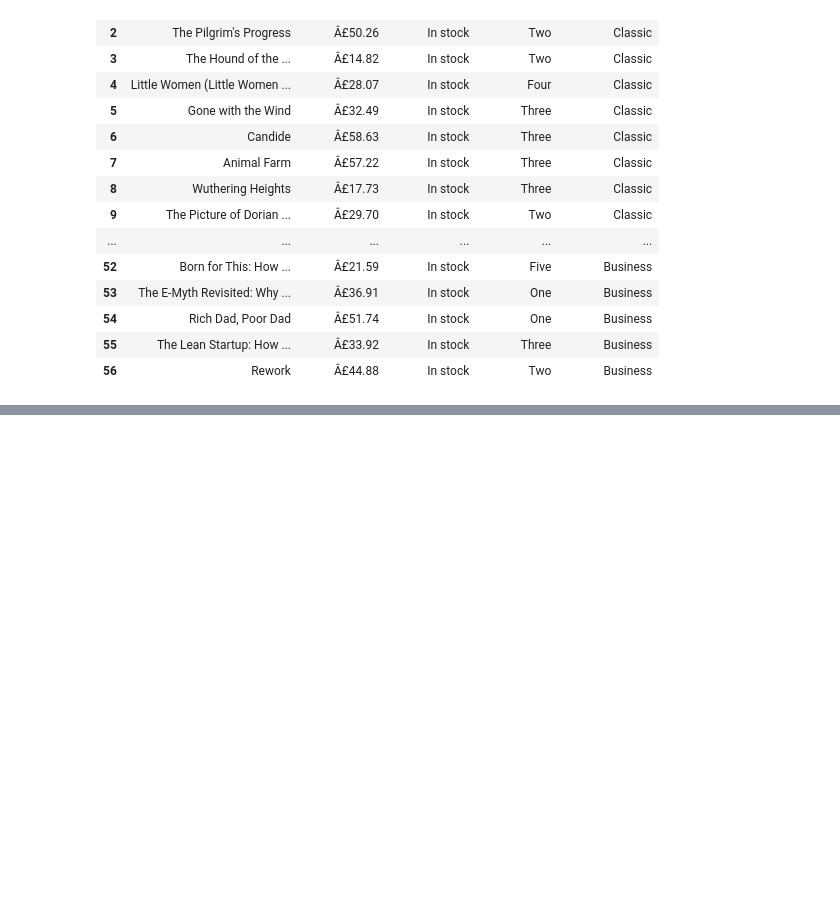
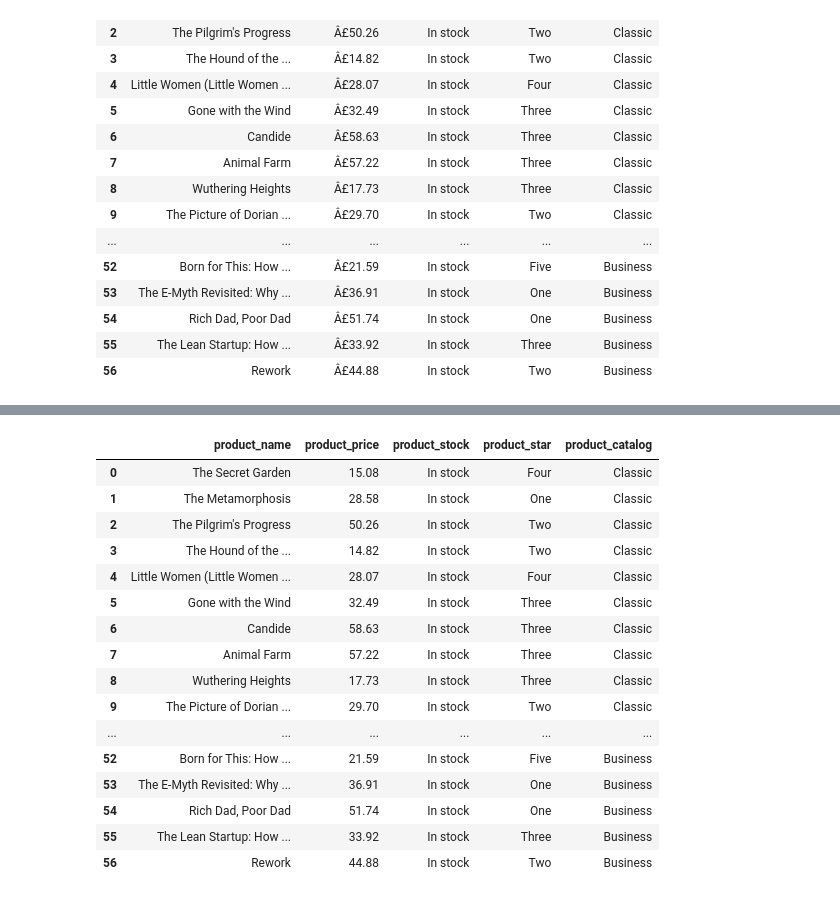
Before and after one commit to camila-dangelo-tempesta/Books_to-_Scrape, a Jupyter notebook: Books _to_Scrape.ipynb, the cells around one changed output, grey strips where cells are left out. Drawn from its saved outputs; the diff is of its cells as text; code cells hidden in the pictures; blank space fills up the shorter version.

```diff
--- a/Books _to_Scrape.ipynb
+++ b/Books _to_Scrape.ipynb
@@ -469,2 +489,24 @@ data_row
+# %%
+data_row['product_price'] = data_row['product_price'].apply(lambda x: x[-5:])
+# %%
+data_row
+# %% [output]
+|  | product_name | product_price | product_stock | product_star | product_catalog |
+| 0 | The Secret Garden | 15.08 | In stock | Four | Classic |
+| 1 | The Metamorphosis | 28.58 | In stock | One | Classic |
+| 2 | The Pilgrim's Progress | 50.26 | In stock | Two | Classic |
+| 3 | The Hound of the ... | 14.82 | In stock | Two | Classic |
+| 4 | Little Women (Little Women ... | 28.07 | In stock | Four | Classic |
+| 5 | Gone with the Wind | 32.49 | In stock | Three | Classic |
+| 6 | Candide | 58.63 | In stock | Three | Classic |
+| 7 | Animal Farm | 57.22 | In stock | Three | Classic |
+| 8 | Wuthering Heights | 17.73 | In stock | Three | Classic |
+| 9 | The Picture of Dorian ... | 29.70 | In stock | Two | Classic |
+| ... | ... | ... | ... | ... | ... |
+| 52 | Born for This: How ... | 21.59 | In stock | Five | Business |
+| 53 | The E-Myth Revisited: Why ... | 36.91 | In stock | One | Business |
+| 54 | Rich Dad, Poor Dad | 51.74 | In stock | One | Business |
+| 55 | The Lean Startup: How ... | 33.92 | In stock | Three | Business |
+| 56 | Rework | 44.88 | In stock | Two | Business |
 # %%
 data_row.to_csv('data_row.csv')
```
Also changed, not shown: parts of 2 cells of this notebook.
